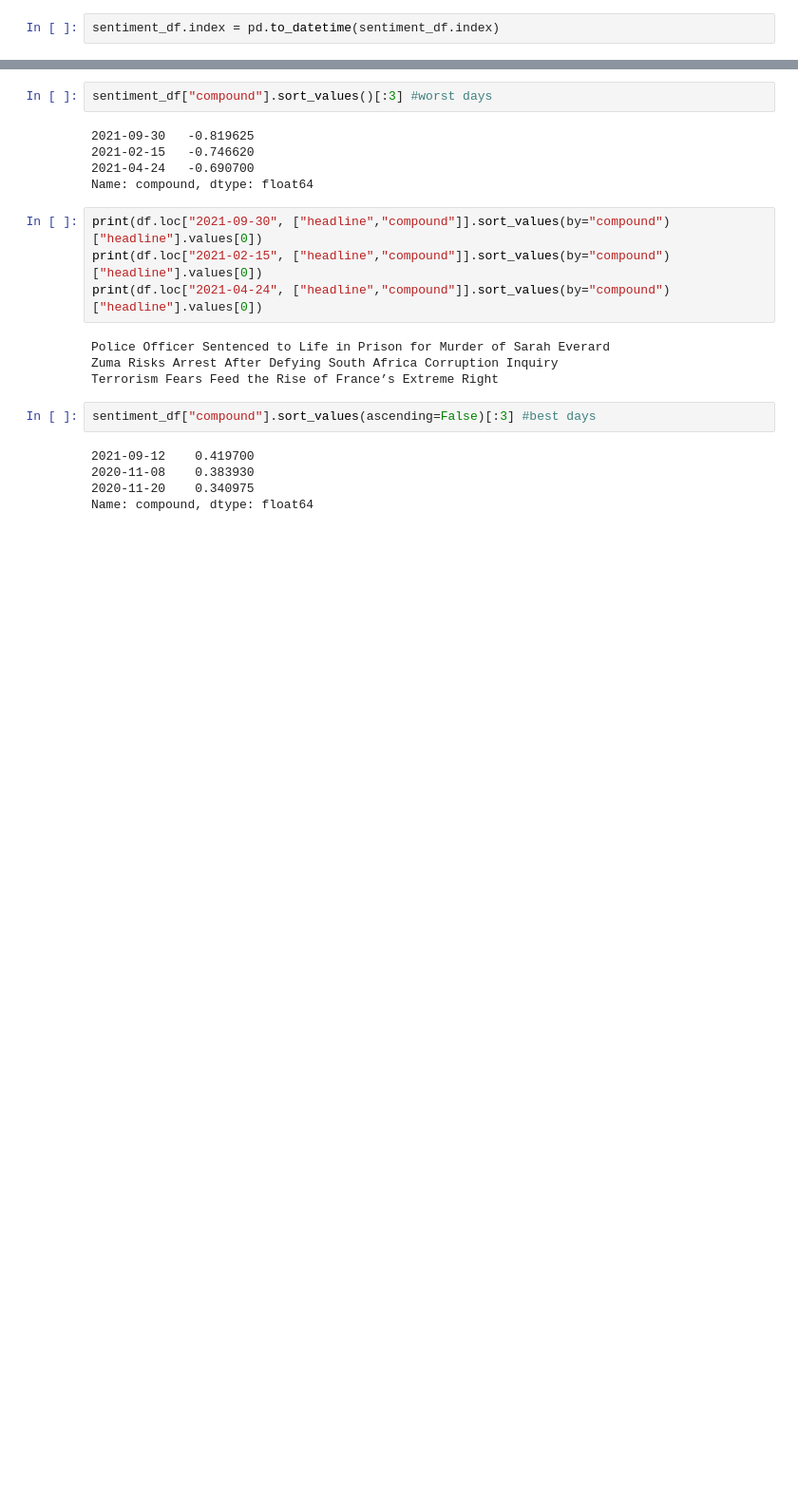
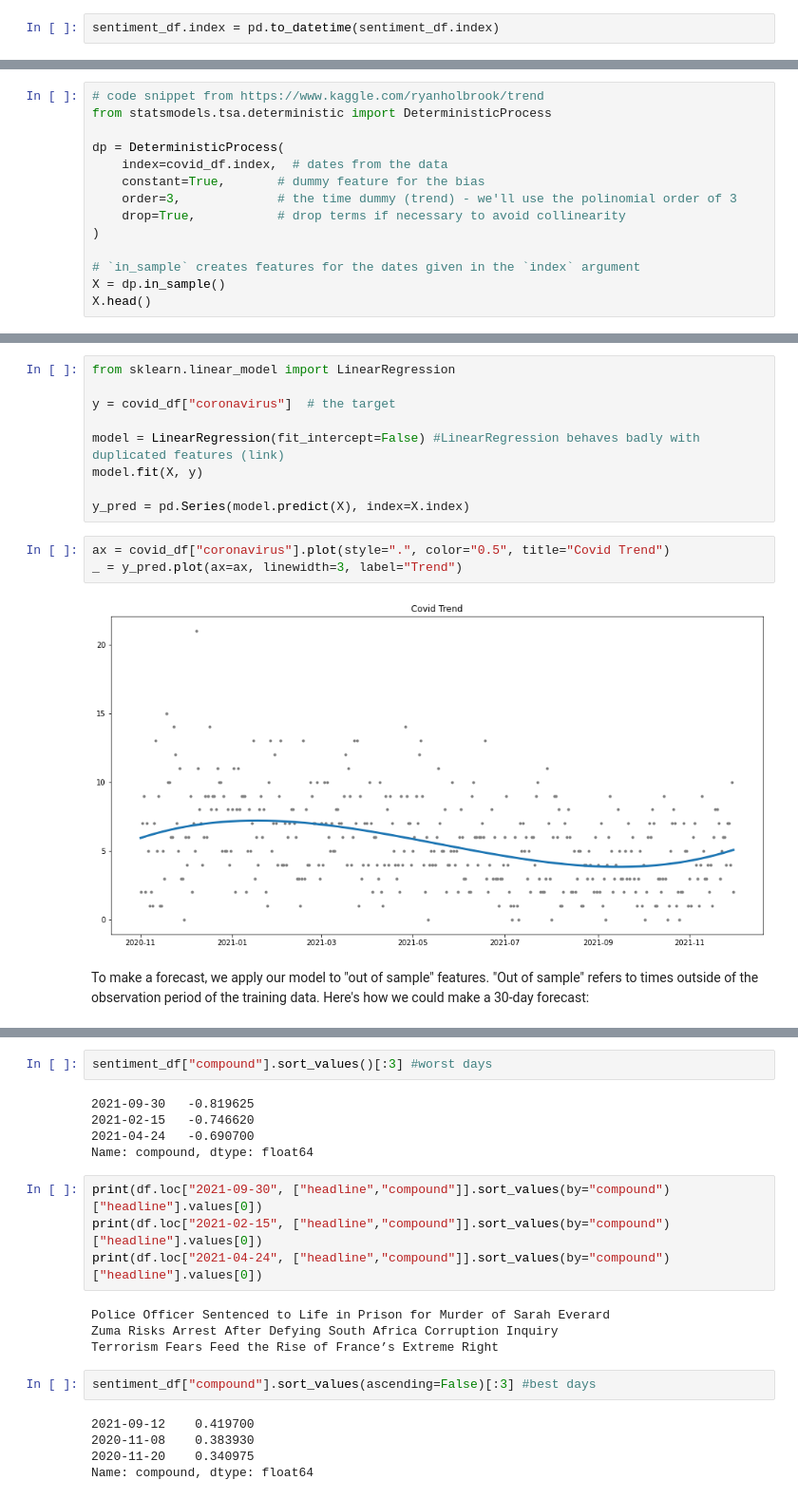
Before and after one commit to massigarg/NYT-news-analysis, a Jupyter notebook: NYT_news_analysis_part_2.ipynb, the cells around one changed output, grey strips where cells are left out. Shown at 95% size. Cells and saved outputs as stored; diff of their text form; blank space fills up the shorter version.

```diff
--- a/NYT_news_analysis_part_2.ipynb
+++ b/NYT_news_analysis_part_2.ipynb
@@ -434,0 +387,14 @@ spot the lowest and highest compound value of that day
+# %%
+# code snippet from https://www.kaggle.com/ryanholbrook/trend
+from statsmodels.tsa.deterministic import DeterministicProcess
+
+dp = DeterministicProcess(
+    index=covid_df.index,  # dates from the data
+    constant=True,       # dummy feature for the bias
+    order=3,             # the time dummy (trend) - we'll use the polinomial order of 3
+    drop=True,           # drop terms if necessary to avoid collinearity
+)
+
+# `in_sample` creates features for the dates given in the `index` argument
+X = dp.in_sample()
+X.head()
@@ -434,0 +408,16 @@ spot the lowest and highest compound value of that day
+# %%
+from sklearn.linear_model import LinearRegression
+
+y = covid_df["coronavirus"]  # the target
+
+model = LinearRegression(fit_intercept=False) #LinearRegression behaves badly with duplicated features (link)
+model.fit(X, y)
+
+y_pred = pd.Series(model.predict(X), index=X.index)
+# %%
+ax = covid_df["coronavirus"].plot(style=".", color="0.5", title="Covid Trend")
+_ = y_pred.plot(ax=ax, linewidth=3, label="Trend")
+# %% [output]
+[figure, added]
+# %% [markdown]
+To make a forecast, we apply our model to "out of sample" features. "Out of sample" refers to times outside of the observation period of the training data. Here's how we could make a 30-day forecast:
```
Also changed, not shown: parts of 134 cells of this notebook, 1 other file.
